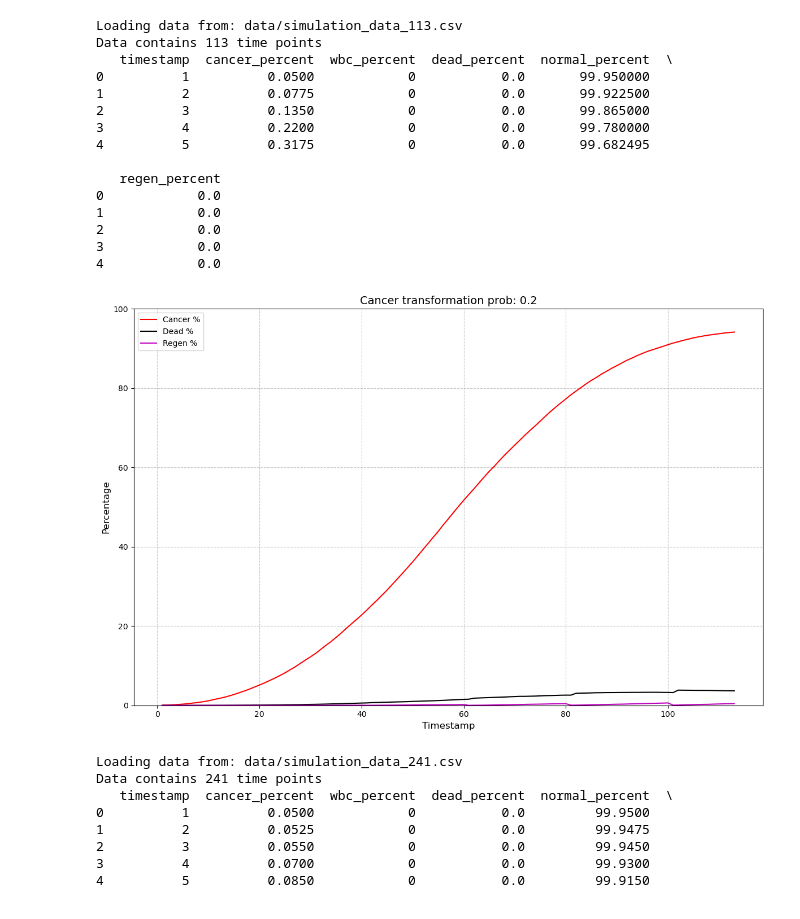
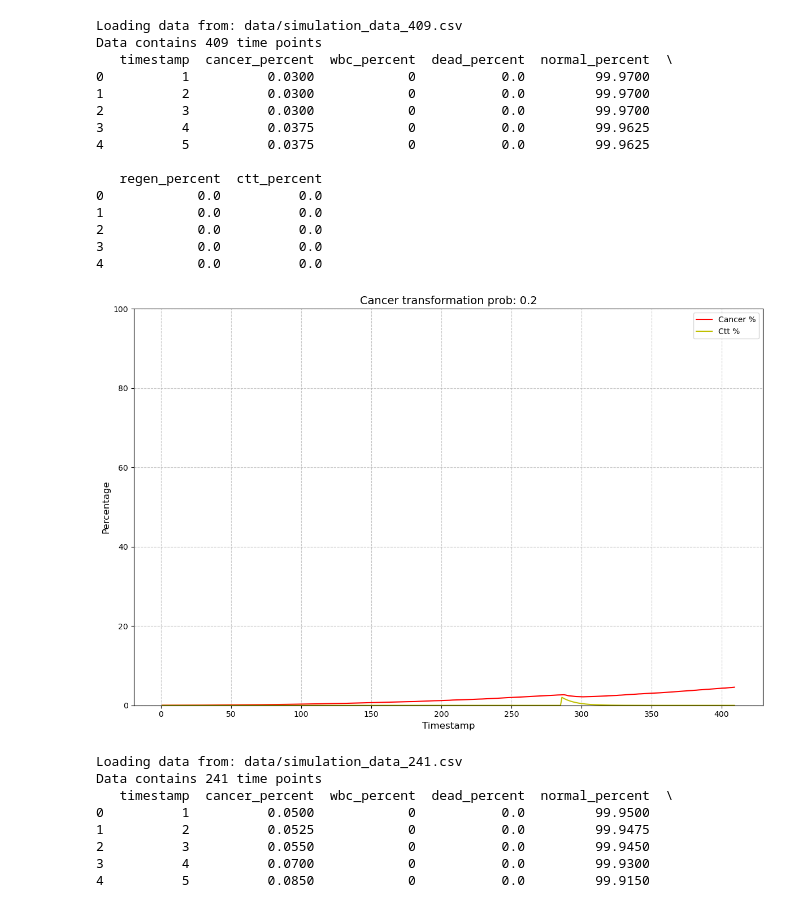
Before and after one commit to Dramalf/cancer_simulation, a Jupyter notebook: plot.ipynb, the cells around one changed output. Saved outputs shown, nothing was run; the diff lists cells and outputs as text; code cells hidden in the pictures.

Commit message:
feat:support cancer targeted therapy interaction

```diff
--- a/plot.ipynb
+++ b/plot.ipynb
@@ -44,7 +44,8 @@ def plot_simulation_data(file_path=None, columns_to_plot=None, title=None, log_s
         'wbc_percent': 'g',
         'dead_percent': 'k',
         'normal_percent': 'b',
-        'regen_percent': 'm'
+        'regen_percent': 'm',
+        'ctt_percent': 'y'
     }
 
     # Create a figure with appropriate size
@@ -85,11 +86,3 @@ def plot_simulation_data(file_path=None, columns_to_plot=None, title=None, log_s
 
 # Example usage:
 # Plot all percentages with linear scale
-plot_simulation_data()
-
-# Plot minor cell populations with log scale
-plot_simulation_data(
-    columns_to_plot=['cancer_percent', 'wbc_percent', 'dead_percent', 'regen_percent'],
-    title='Minor Cell Population Dynamics Over Time',
-    log_scale=True
-)
@@ -129,27 +89,27 @@ Data contains 141 time points
 # %%
 plot_simulation_data(
-    file_path='data/simulation_data_113.csv',
-    columns_to_plot=['cancer_percent', 'dead_percent', 'regen_percent'],
+    file_path='data/simulation_data_409.csv',
+    columns_to_plot=['cancer_percent', 'ctt_percent'],
     title='Cancer transformation prob: 0.2',
     # log_scale=True
 )
 # %% [output]
-Loading data from: data/simulation_data_113.csv
-Data contains 113 time points
+Loading data from: data/simulation_data_409.csv
+Data contains 409 time points
    timestamp  cancer_percent  wbc_percent  dead_percent  normal_percent  \
-0          1          0.0500            0           0.0       99.950000
-1          2          0.0775            0           0.0       99.922500
-2          3          0.1350            0           0.0       99.865000
-3          4          0.2200            0           0.0       99.780000
-4          5          0.3175            0           0.0       99.682495
+0          1          0.0300            0           0.0         99.9700
+1          2          0.0300            0           0.0         99.9700
+2          3          0.0300            0           0.0         99.9700
+3          4          0.0375            0           0.0         99.9625
+4          5          0.0375            0           0.0         99.9625
 
-   regen_percent
-0            0.0
-1            0.0
-2            0.0
-3            0.0
-4            0.0
+   regen_percent  ctt_percent
+0            0.0          0.0
+1            0.0          0.0
+2            0.0          0.0
+3            0.0          0.0
+4            0.0          0.0
-[figure, old version]
+[figure, new version]
 # %%
 plot_simulation_data(
     file_path='data/simulation_data_241.csv',
```
Also changed, not shown: parts of 20 cells of this notebook, 5 other files.
